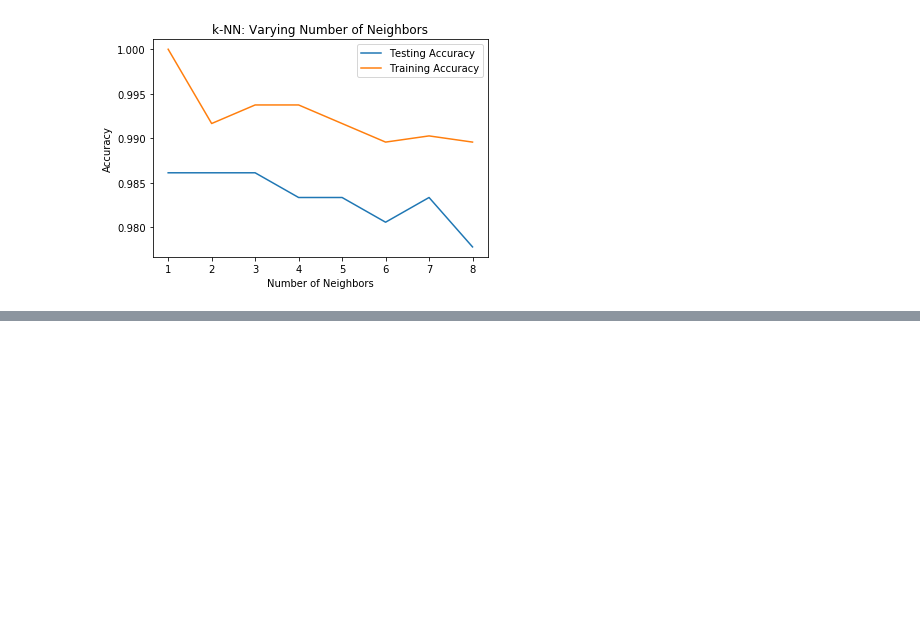
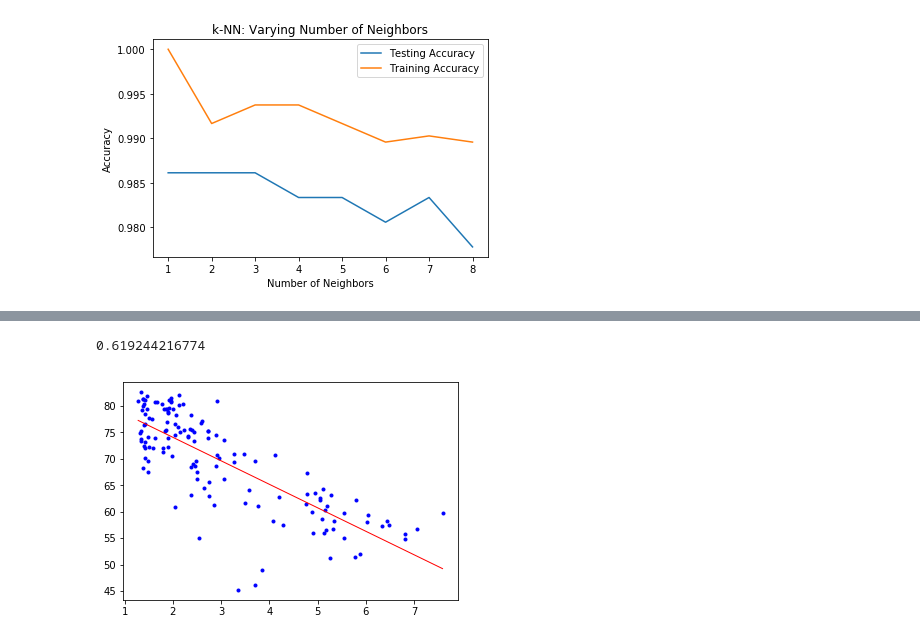
Before and after one commit to nvmoyar/datascience_notebooks, a Jupyter notebook: Supervised Learning with scikit-learn.ipynb, the cells around one changed output, grey strips where cells are left out. Saved outputs shown, nothing was run; the diff lists cells and outputs as text; code cells hidden in the pictures; blank space fills up the shorter version.

Commit message:
Add more regressors

```diff
--- a/Supervised Learning with scikit-learn.ipynb
+++ b/Supervised Learning with scikit-learn.ipynb
@@ -292,0 +350,5 @@ In the previous chapter, you made use of image and political datasets to predict
+# %%
+# Read the CSV file into a DataFrame: df
+df = pd.read_csv('mldatasets/gapminder.csv')
+
+df.head()
@@ -292,0 +447,7 @@ In the previous chapter, you made use of image and political datasets to predict
+# %%
+df['fertility']
+X_fertility = np.array(df['fertility'])
+print(X_fertility)
+print(X_fertility.shape)
+X_fertility = X_fertility.reshape(-1, 1)
+print(X_fertility.shape)
@@ -292,0 +469,28 @@ In the previous chapter, you made use of image and political datasets to predict
+# %%
+# Import LinearRegression
+from sklearn.linear_model import LinearRegression
+
+# Create the regressor: reg
+reg = LinearRegression()
+
+# Create the prediction space
+prediction_space = np.linspace(min(X_fertility), max(X_fertility)).reshape(-1,1)
+
+# Fit the model to the data
+reg.fit(X_fertility, y)
+
+# Compute predictions over the prediction space: y_pred
+y_pred = reg.predict(prediction_space)
+
+# Print R^2
+print(reg.score(X_fertility, y))
+
+# Plot datapoints
+plt.plot(df['fertility'], df['life'], color='blue', marker=".", linestyle='none')
+
+# Plot regression line
+plt.plot(prediction_space, y_pred, color='red', linewidth=1)
+plt.show()
+# %% [output]
+0.619244216774
+[figure, added]
```
Also changed, not shown: parts of 72 cells of this notebook, 3 other files.
